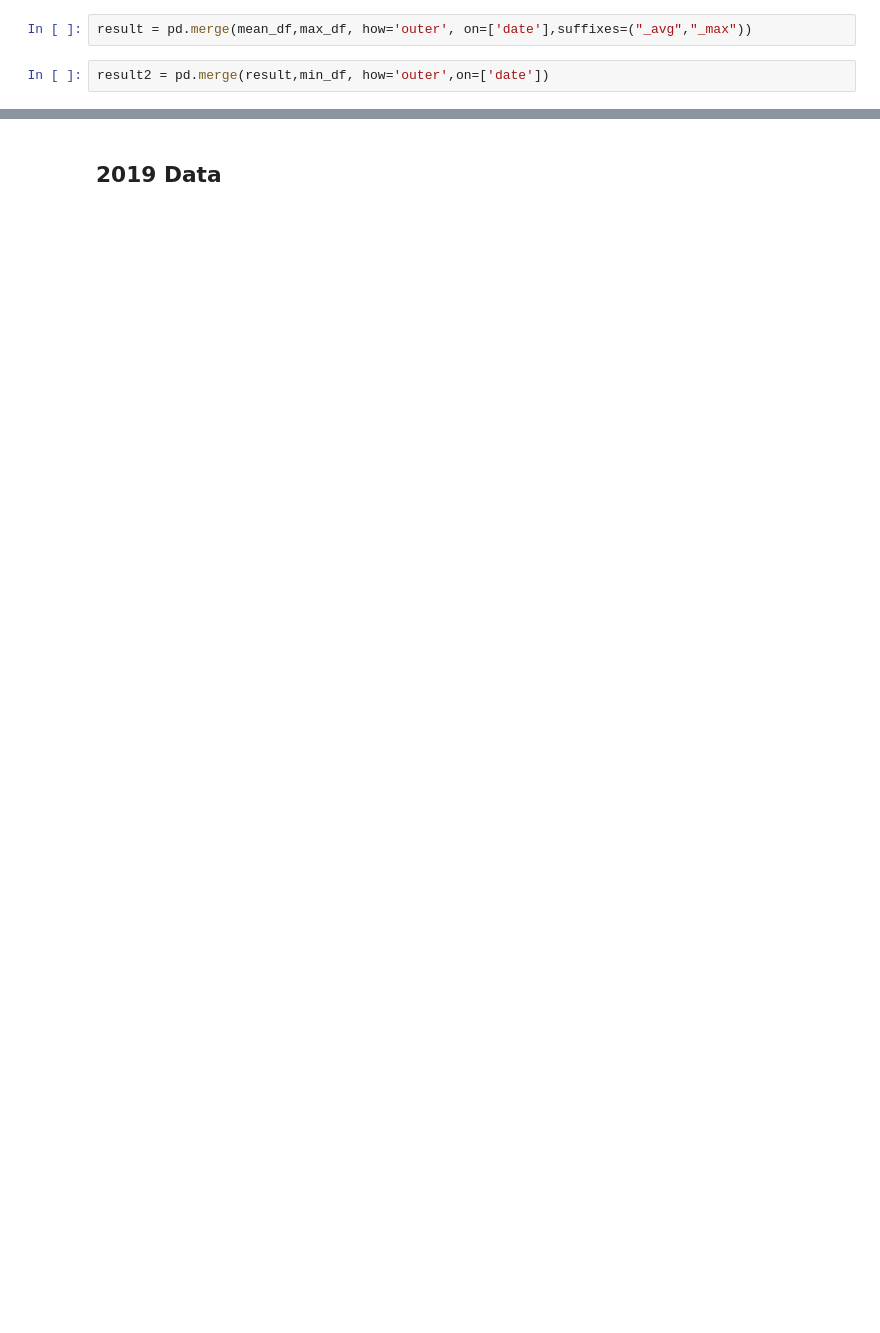
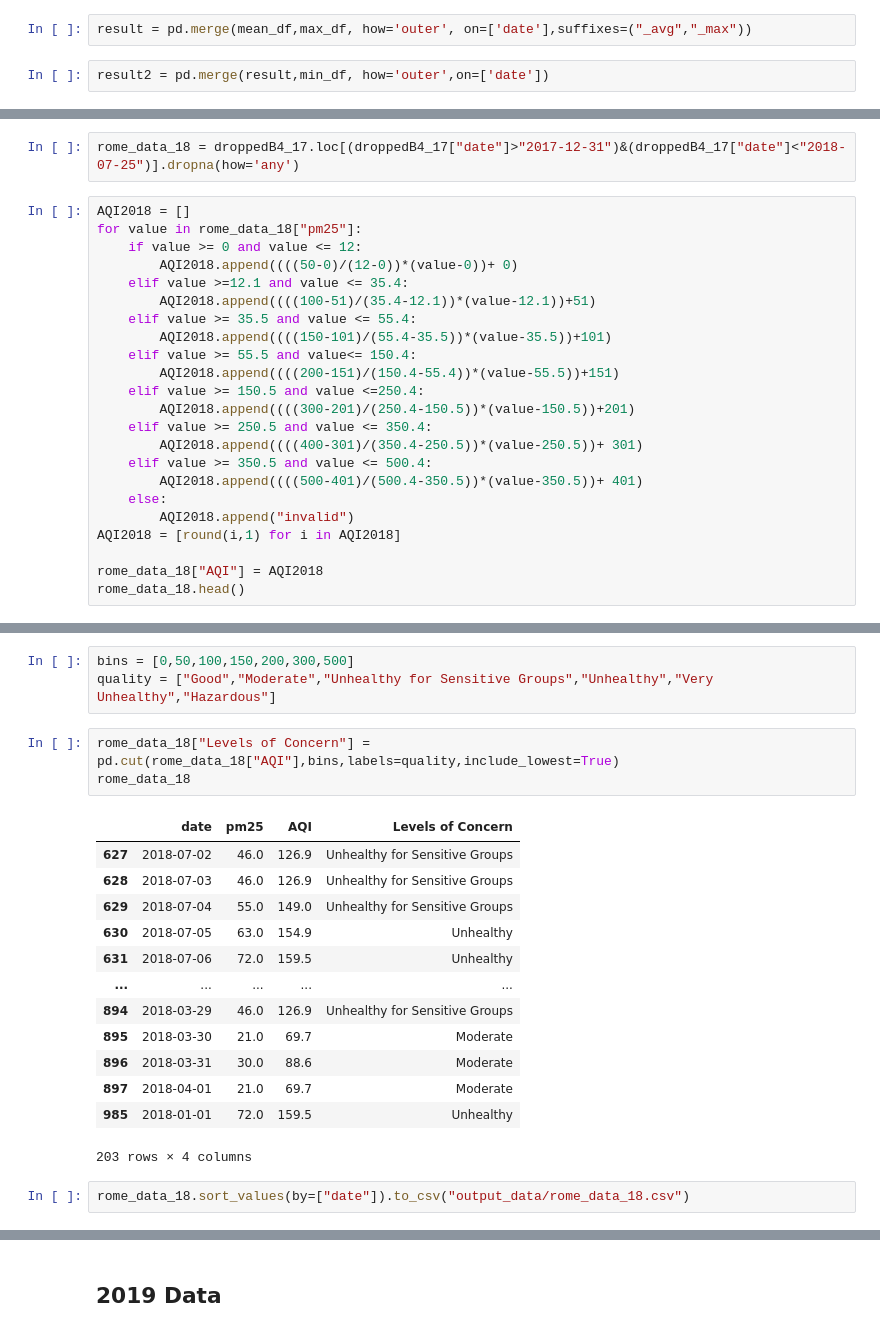
Before and after one commit to rigsbyk/Project-One, a Jupyter notebook: kathryn_csv_data/Rome/Rome.ipynb, the cells around one changed output, grey strips where cells are left out. Drawn from its saved outputs; the diff is of its cells as text; blank space fills up the shorter version.

```diff
--- a/kathryn_csv_data/Rome/Rome.ipynb
+++ b/kathryn_csv_data/Rome/Rome.ipynb
@@ -123,0 +133,25 @@ guido_2018_month_df
+# %%
+rome_data_18 = droppedB4_17.loc[(droppedB4_17["date"]>"2017-12-31")&(droppedB4_17["date"]<"2018-07-25")].dropna(how='any')
+# %%
+AQI2018 = []
+for value in rome_data_18["pm25"]:
+    if value >= 0 and value <= 12:
+        AQI2018.append((((50-0)/(12-0))*(value-0))+ 0)
+    elif value >=12.1 and value <= 35.4:
+        AQI2018.append((((100-51)/(35.4-12.1))*(value-12.1))+51)
+    elif value >= 35.5 and value <= 55.4:
+        AQI2018.append((((150-101)/(55.4-35.5))*(value-35.5))+101)
+    elif value >= 55.5 and value<= 150.4:
+        AQI2018.append((((200-151)/(150.4-55.4))*(value-55.5))+151)
+    elif value >= 150.5 and value <=250.4:
+        AQI2018.append((((300-201)/(250.4-150.5))*(value-150.5))+201)
+    elif value >= 250.5 and value <= 350.4:
+        AQI2018.append((((400-301)/(350.4-250.5))*(value-250.5))+ 301)
+    elif value >= 350.5 and value <= 500.4:
+        AQI2018.append((((500-401)/(500.4-350.5))*(value-350.5))+ 401)
+    else:
+        AQI2018.append("invalid")
+AQI2018 = [round(i,1) for i in AQI2018]
+
+rome_data_18["AQI"] = AQI2018
+rome_data_18.head()
@@ -123,0 +165,22 @@ guido_2018_month_df
+# %%
+bins = [0,50,100,150,200,300,500]
+quality = ["Good","Moderate","Unhealthy for Sensitive Groups","Unhealthy","Very Unhealthy","Hazardous"]
+# %%
+rome_data_18["Levels of Concern"] = pd.cut(rome_data_18["AQI"],bins,labels=quality,include_lowest=True)
+rome_data_18
+# %% [output]
+|  | date | pm25 | AQI | Levels of Concern |
+| 627 | 2018-07-02 | 46.0 | 126.9 | Unhealthy for Sensitive Groups |
+| 628 | 2018-07-03 | 46.0 | 126.9 | Unhealthy for Sensitive Groups |
+| 629 | 2018-07-04 | 55.0 | 149.0 | Unhealthy for Sensitive Groups |
+| 630 | 2018-07-05 | 63.0 | 154.9 | Unhealthy |
+| 631 | 2018-07-06 | 72.0 | 159.5 | Unhealthy |
+| ... | ... | ... | ... | ... |
+| 894 | 2018-03-29 | 46.0 | 126.9 | Unhealthy for Sensitive Groups |
+| 895 | 2018-03-30 | 21.0 | 69.7 | Moderate |
+| 896 | 2018-03-31 | 30.0 | 88.6 | Moderate |
+| 897 | 2018-04-01 | 21.0 | 69.7 | Moderate |
+| 985 | 2018-01-01 | 72.0 | 159.5 | Unhealthy |
+203 rows × 4 columns
+# %%
+rome_data_18.sort_values(by=["date"]).to_csv("output_data/rome_data_18.csv")
```
Also changed, not shown: parts of 39 cells of this notebook, 35 other files.
